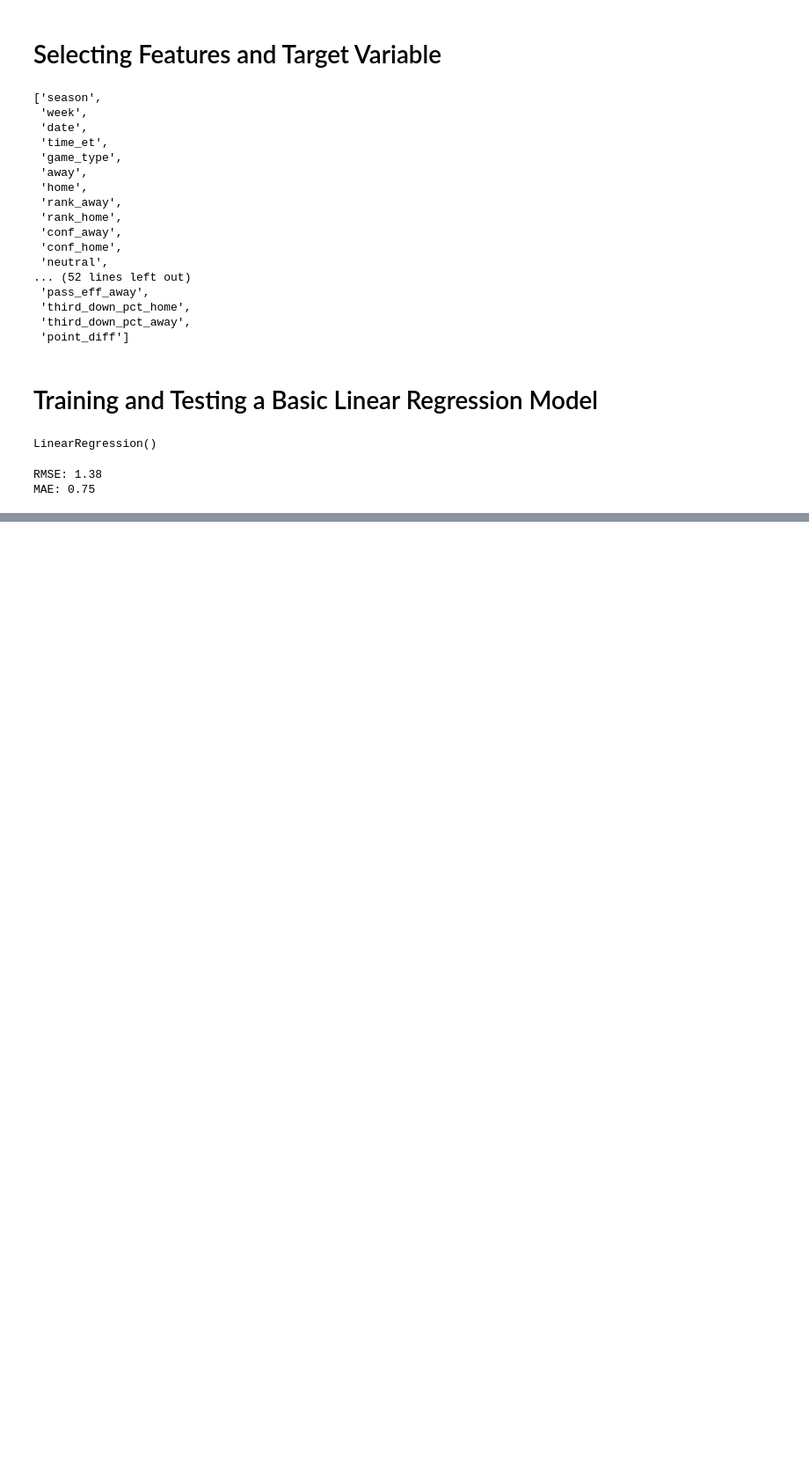
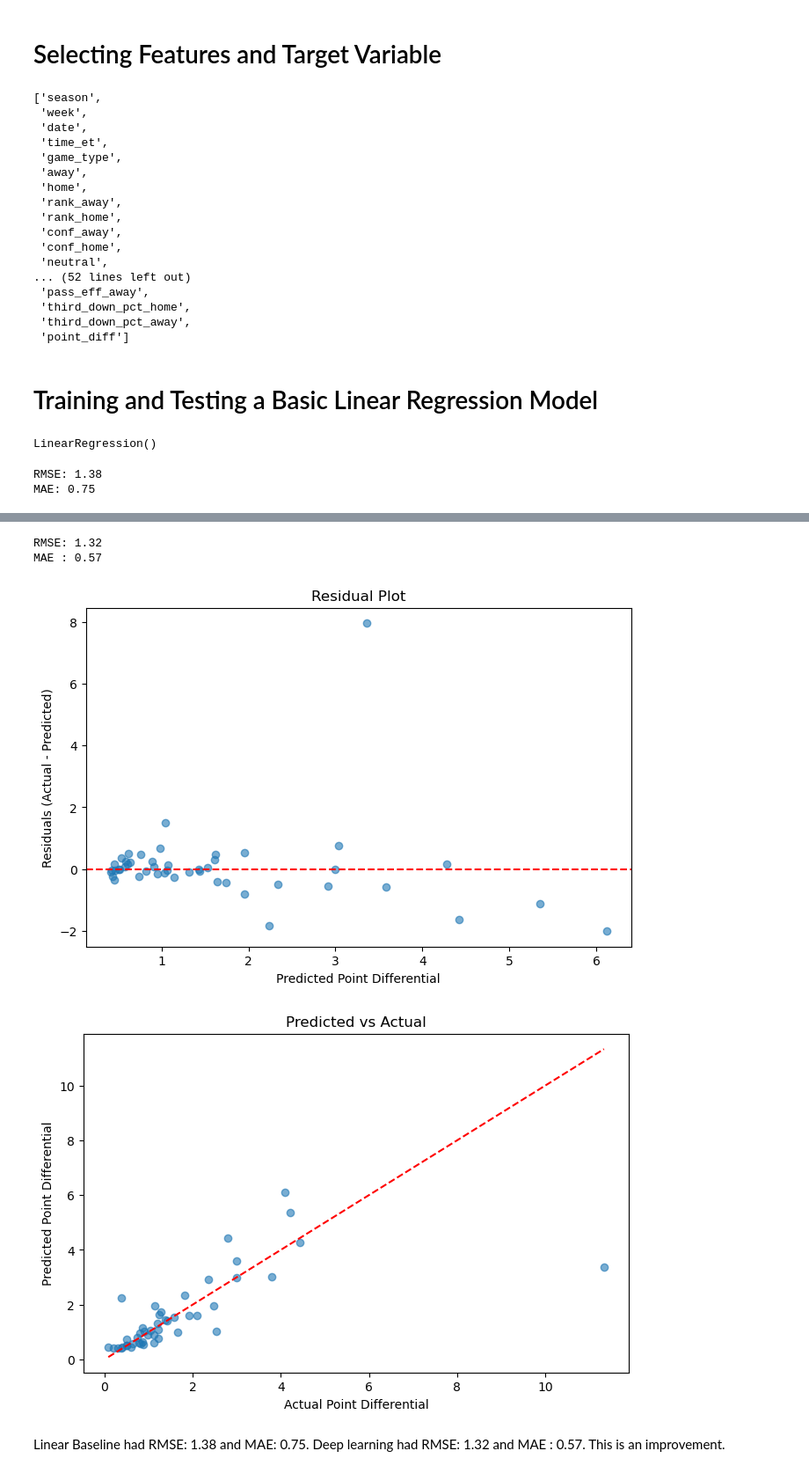
Before and after one commit to evanflaks/451Project, a Jupyter notebook: index.ipynb, the cells around one changed output, grey strips where cells are left out. Shown at 88% size. Drawn from its saved outputs; the diff is of its cells as text; code cells hidden in the pictures; blank space fills up the shorter version.

Commit message:
Jackson 5-5
Started custom deep learning implementation. Evaluated first draft of implementation on data that we evaluated linear baseline on.

```diff
--- a/index.ipynb
+++ b/index.ipynb
@@ -223,0 +277,3 @@ plt.show()
+# %%
+train(model, train_loader, optimizer, criterion, epochs=50)
+y_true, y_pred = evaluate(model, test_loader)
@@ -223,0 +298,39 @@ plt.show()
+# %%
+from sklearn.metrics import mean_squared_error, mean_absolute_error
+
+def print_metrics(y_true, y_pred):
+    rmse = np.sqrt(mean_squared_error(y_true, y_pred))
+    mae = mean_absolute_error(y_true, y_pred)
+    print(f"RMSE: {rmse:.2f}")
+    print(f"MAE : {mae:.2f}")
+# %%
+def plot_residuals(y_true, y_pred):
+    residuals = y_true - y_pred
+    plt.figure(figsize=(8, 5))
+    plt.scatter(y_pred, residuals, alpha=0.6)
+    plt.axhline(y=0, color='red', linestyle='--')
+    plt.xlabel("Predicted Point Differential")
+    plt.ylabel("Residuals (Actual - Predicted)")
+    plt.title("Residual Plot")
+    plt.show()
+# %%
+def plot_predictions(y_true, y_pred):
+    plt.figure(figsize=(8, 5))
+    plt.scatter(y_true, y_pred, alpha=0.6)
+    plt.plot([y_true.min(), y_true.max()], [y_true.min(), y_true.max()], 'r--')
+    plt.xlabel("Actual Point Differential")
+    plt.ylabel("Predicted Point Differential")
+    plt.title("Predicted vs Actual")
+    plt.show()
+# %%
+y_true, y_pred = evaluate(model, test_loader)
+print_metrics(y_true, y_pred)
+plot_residuals(y_true, y_pred)
+plot_predictions(y_true, y_pred)
+# %% [output]
+RMSE: 1.32
+MAE : 0.57
+[figure, added]
+[figure, added]
+# %% [markdown]
+Linear Baseline had RMSE: 1.38 and MAE: 0.75. Deep learning had RMSE: 1.32 and MAE : 0.57. This is an improvement.
```
Also changed, not shown: parts of 10 cells of this notebook, 1 other file.
